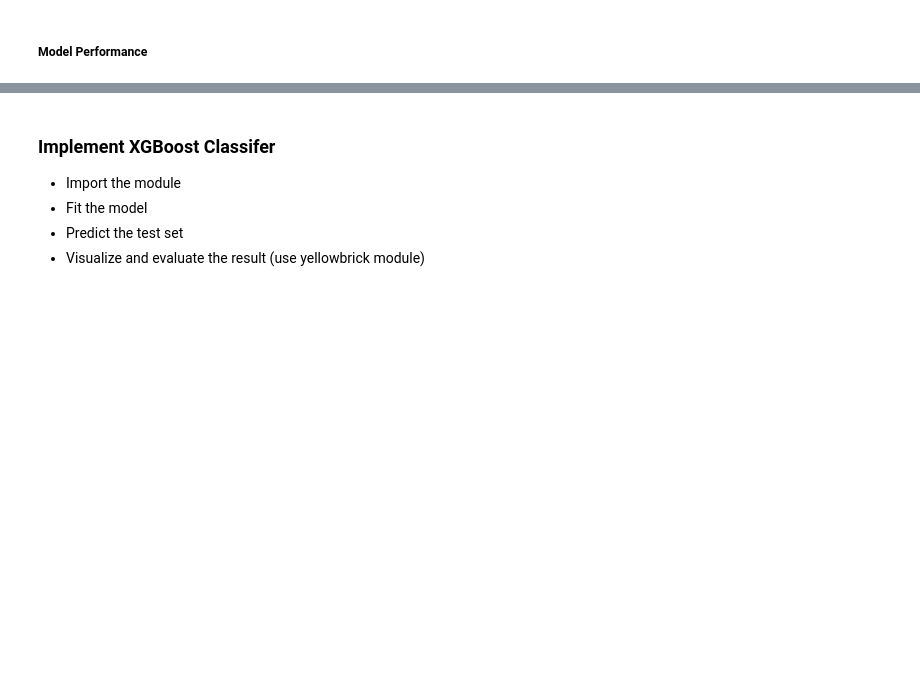
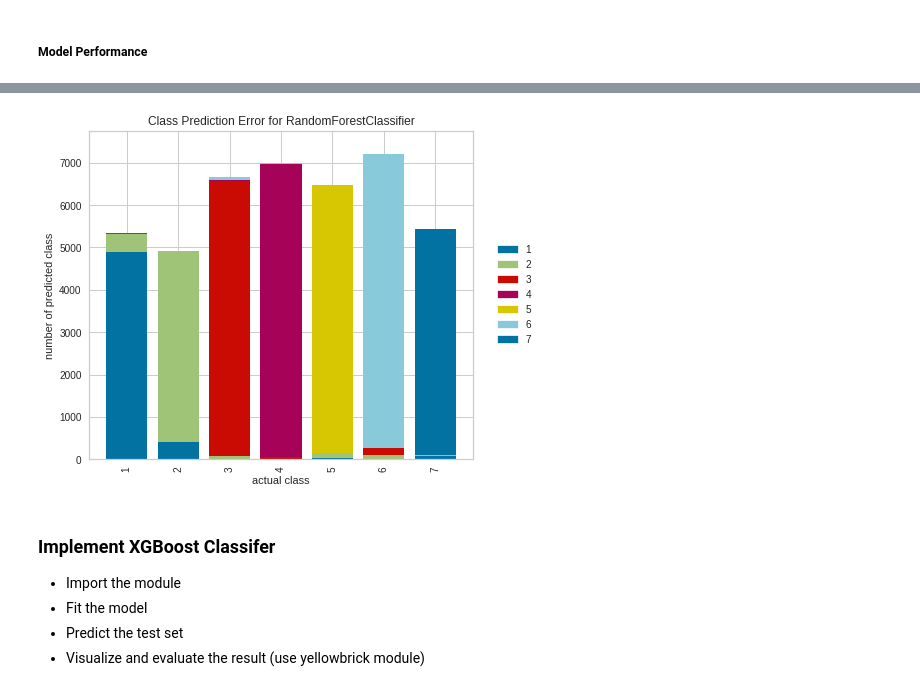
Before and after one commit to halit-vural/CW-Asg-HV-2022, a Jupyter notebook: CW-ML2-Asg3-Tree_Types_C9807-Halit_20220130.ipynb, the cells around one changed output, grey strips where cells are left out. Drawn from its saved outputs; the diff is of its cells as text; code cells hidden in the pictures; blank space fills up the shorter version.

```diff
--- a/CW-ML2-Asg3-Tree_Types_C9807-Halit_20220130.ipynb
+++ b/CW-ML2-Asg3-Tree_Types_C9807-Halit_20220130.ipynb
@@ -871,0 +990,14 @@ weighted avg       1.00      1.00      1.00    172225
+# %%
+param_grid = {"splitter":["best", "random"],
+              "max_features":[None, "auto", "log2", 2, 3,4, 5,6, 7],
+              "max_depth": [None, 2,3, 4, 5],
+              "min_samples_leaf": [1, 2, 3, 4, 5, 6,7],
+              "min_samples_split": [2, 3, 5, 6, 7,8,9]}
+# %%
+grid_model = GridSearchCV(estimator=model,
+                          param_grid=param_grid,
+                          scoring='f1_micro',
+                          cv=10,
+                          n_jobs = -1)
+# %%
+grid_model.fit(X_train, y_train)
@@ -875,3 +1018,7 @@ weighted avg       1.00      1.00      1.00    172225
 - Fit the model
 - Predict the test set
 - Visualize and evaluate the result (use yellowbrick module)
+# %%
+RF_model = RandomForestClassifier(random_state=42)
+RF_model.fit(X_train, y_train)
+RF_scores = eval_metric(RF_model, X_train, y_train, X_test, y_test, "RF")
@@ -880,3 +1054,16 @@ weighted avg       1.00      1.00      1.00    172225
+# %%
+visualizer = ClassPredictionError(RF_model)
+
+# Fit the training data to the visualizer
+visualizer.fit(X_train, y_train)
+
+# Evaluate the model on the test data
+visualizer.score(X_test, y_test)
+
+# Draw visualization
+visualizer.poof();
+# %% [output]
+[figure, added]
 # %% [markdown]
 ### Implement XGBoost Classifer
 - Import the module
```
Also changed, not shown: parts of 32 cells of this notebook.
